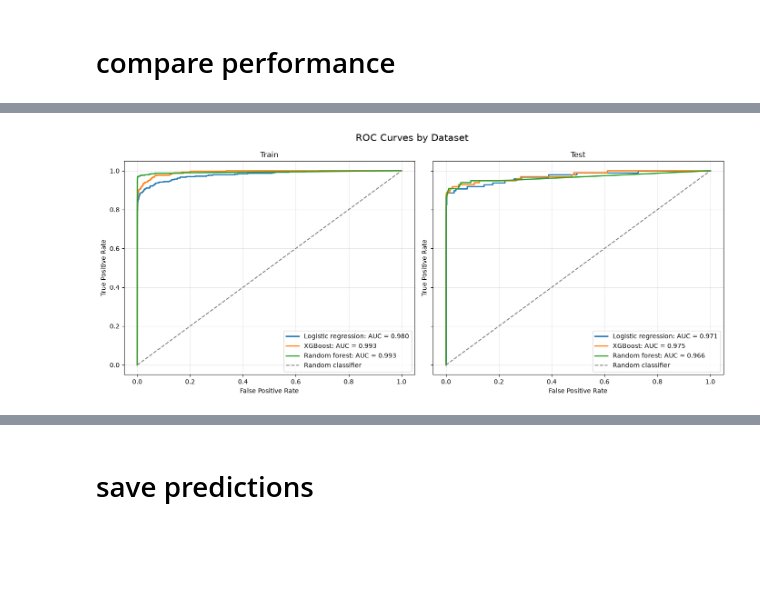
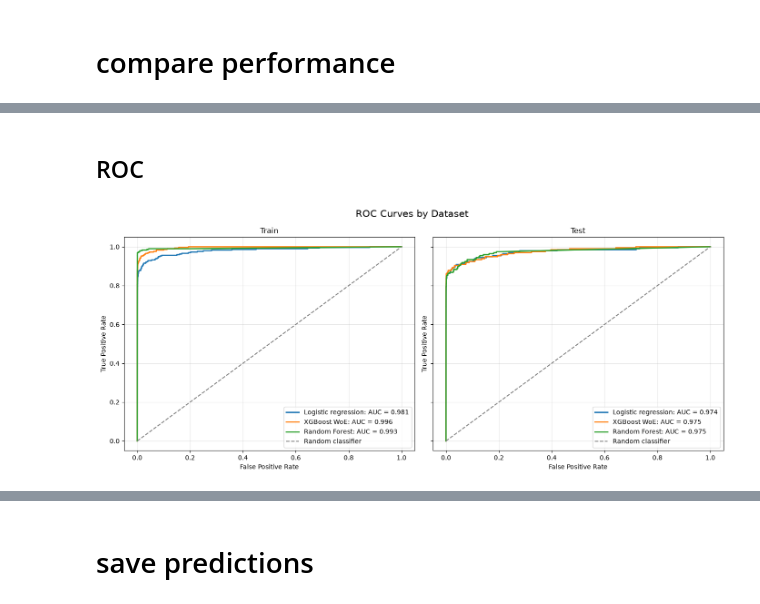
Before and after one commit to MonoJello/fraud-detection, a Jupyter notebook: code/03 results.ipynb, the cells around one changed output, grey strips where cells are left out. Saved outputs shown, nothing was run; the diff lists cells and outputs as text; code cells hidden in the pictures; blank space fills up the shorter version.

```diff
--- a/code/03 results.ipynb
+++ b/code/03 results.ipynb
@@ -77,3 +79,9 @@ df_test['rf'] = models['rf'].predict_proba(df_test[models['rf'].feature_names_in
+# %%
+df_train.sort_values(by='Class', inplace= True)
+df_train['perf'] = range(len(df_train))
+# %%
+df_test.sort_values(by='Class', inplace=True)
+df_test['perf'] = range(len(df_test))
 # %% [markdown]
 # compare performance
 # %%
@@ -162,4 +170,18 @@ def auc_plot(df_1, df_2):
+# %%
+models_names = {
+    "Logistic regression": "logi",
+    "XGBoost WoE": "xgb",
+    "Random Forest": "rf",
+    "Perfect": "perf"
+}
+# %% [markdown]
+## ROC
 # %%
-auc_plot(df_train, df_test)
+res.roc_plot(
+    df_1=df_train,
+    df_2=df_test,
+    models=dict(list(models_names.items())[:-1]),
+    target_name="Class"
+)
 # %% [output]
-[figure, old version]
+[figure, new version]
```
Also changed, not shown: parts of 17 cells of this notebook, 13 other files.
